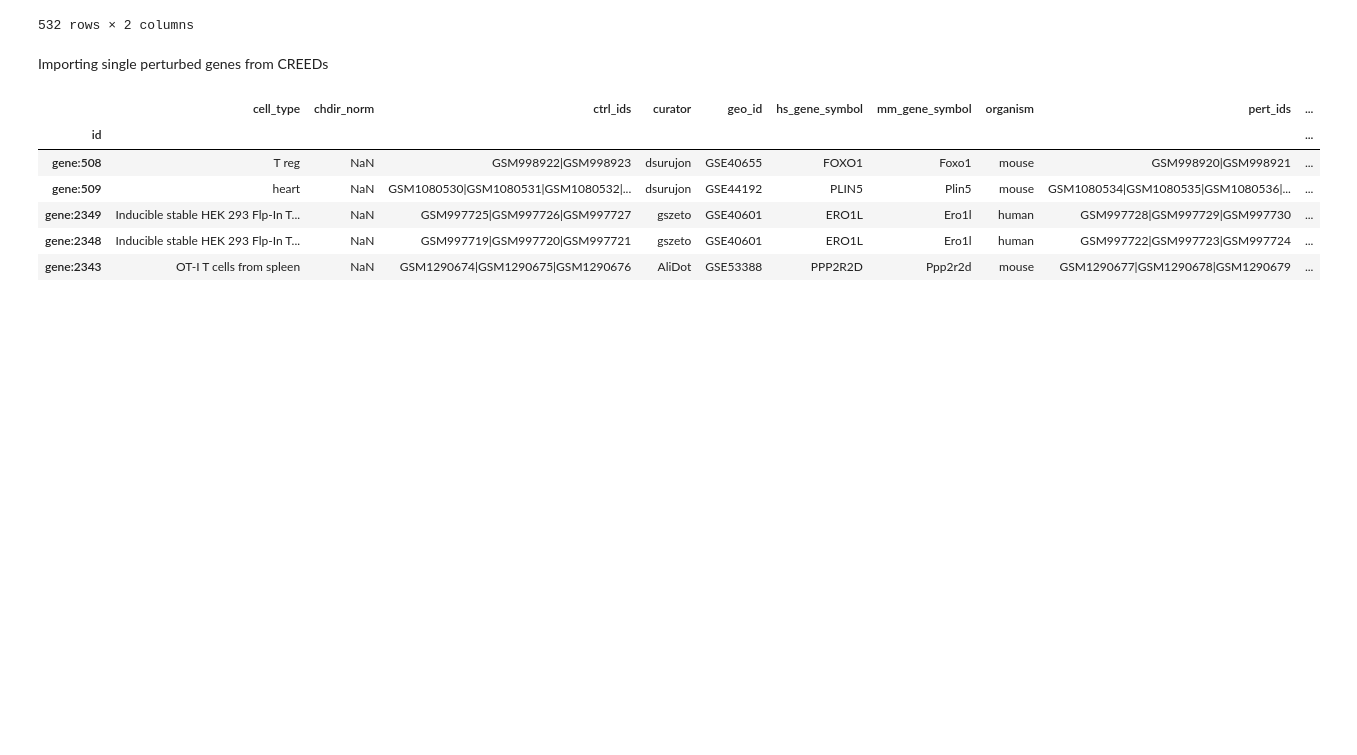
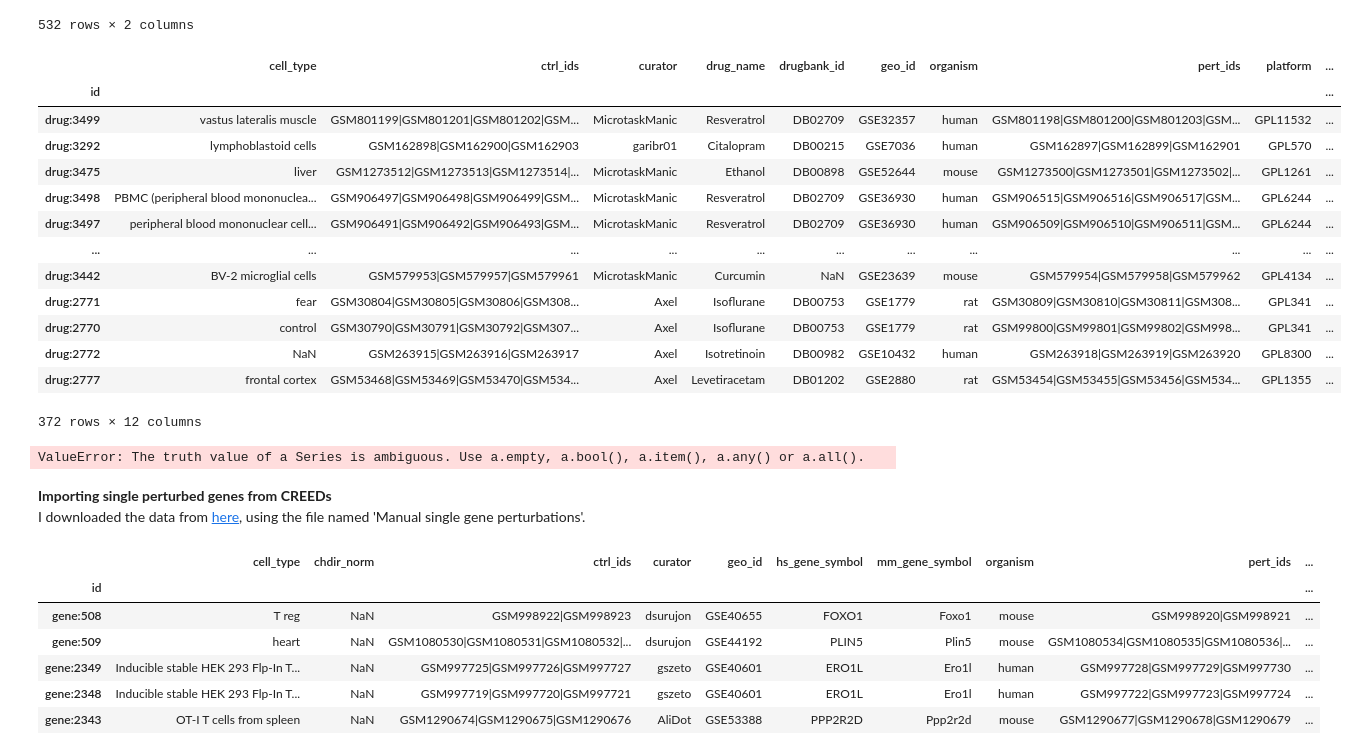
Before and after one commit to Vargeszti/Thesis, a Jupyter notebook: code/genes_from_creeds_NN.ipynb, the cells around one changed output. Saved outputs shown, nothing was run; the diff lists cells and outputs as text; code cells hidden in the pictures; blank space fills up the shorter version.

```diff
--- a/code/genes_from_creeds_NN.ipynb
+++ b/code/genes_from_creeds_NN.ipynb
@@ -58,5 +87,24 @@ drug_targets #targets from Drugbank
 | Zinc acetate | GLRA1 | NaN |
 | Zinc acetate | APOBR | NaN |
 532 rows × 2 columns
-# %% [markdown]
-Importing single perturbed genes from CREEDs
+# %%
+#From the CREEDs data only keeping the drugs that are receptor targeting
+fil=np.in1d(list(drug_perturb['drug_name']),list(drug_targets.index) )
+drug_perturb=drug_perturb[fil]
+# %%
+drug_perturb
+# %% [output]
+|  | cell_type | ctrl_ids | curator | drug_name | drugbank_id | geo_id | organism | pert_ids | platform | ... |
+| id |  |  |  |  |  |  |  |  |  | ... |
+| drug:3499 | vastus lateralis muscle | GSM801199|GSM801201|GSM801202|GSM... | MicrotaskManic | Resveratrol | DB02709 | GSE32357 | human | GSM801198|GSM801200|GSM801203|GSM... | GPL11532 | ... |
+| drug:3292 | lymphoblastoid cells | GSM162898|GSM162900|GSM162903 | garibr01 | Citalopram | DB00215 | GSE7036 | human | GSM162897|GSM162899|GSM162901 | GPL570 | ... |
+| drug:3475 | liver | GSM1273512|GSM1273513|GSM1273514|... | MicrotaskManic | Ethanol | DB00898 | GSE52644 | mouse | GSM1273500|GSM1273501|GSM1273502|... | GPL1261 | ... |
+| drug:3498 | PBMC (peripheral blood mononuclea... | GSM906497|GSM906498|GSM906499|GSM... | MicrotaskManic | Resveratrol | DB02709 | GSE36930 | human | GSM906515|GSM906516|GSM906517|GSM... | GPL6244 | ... |
+| drug:3497 | peripheral blood mononuclear cell... | GSM906491|GSM906492|GSM906493|GSM... | MicrotaskManic | Resveratrol | DB02709 | GSE36930 | human | GSM906509|GSM906510|GSM906511|GSM... | GPL6244 | ... |
+| ... | ... | ... | ... | ... | ... | ... | ... | ... | ... | ... |
+| drug:3442 | BV-2 microglial cells | GSM579953|GSM579957|GSM579961 | MicrotaskManic | Curcumin | NaN | GSE23639 | mouse | GSM579954|GSM579958|GSM579962 | GPL4134 | ... |
+| drug:2771 | fear | GSM30804|GSM30805|GSM30806|GSM308... | Axel | Isoflurane | DB00753 | GSE1779 | rat | GSM30809|GSM30810|GSM30811|GSM308... | GPL341 | ... |
+| drug:2770 | control | GSM30790|GSM30791|GSM30792|GSM307... | Axel | Isoflurane | DB00753 | GSE1779 | rat | GSM99800|GSM99801|GSM99802|GSM998... | GPL341 | ... |
+| drug:2772 | NaN | GSM263915|GSM263916|GSM263917 | Axel | Isotretinoin | DB00982 | GSE10432 | human | GSM263918|GSM263919|GSM263920 | GPL8300 | ... |
+| drug:2777 | frontal cortex | GSM53468|GSM53469|GSM53470|GSM534... | Axel | Levetiracetam | DB01202 | GSE2880 | rat | GSM53454|GSM53455|GSM53456|GSM534... | GPL1355 | ... |
+372 rows × 12 columns
@@ -63 +113,10 @@ Importing single perturbed genes from CREEDs
+# %%
+for i in drug_perturb.index:
+    if drug_targets['Target_type']=='agonist':
+        drug_perturb['sign',i]=1
+# %% [output]
+ValueError: The truth value of a Series is ambiguous. Use a.empty, a.bool(), a.item(), a.any() or a.all().
+# %% [markdown]
+**Importing single perturbed genes from CREEDs** \
+I downloaded the data from [here](http://amp.pharm.mssm.edu/CREEDS/#downloads), using the file named 'Manual single gene perturbations'.
 # %%
```
Also changed, not shown: parts of 18 cells of this notebook, 1 other file.
